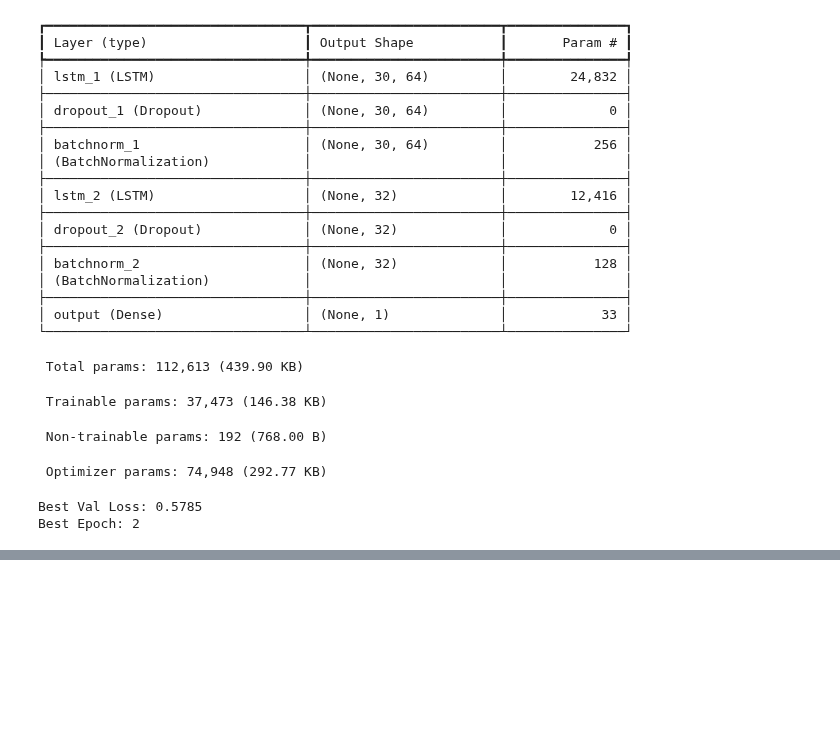
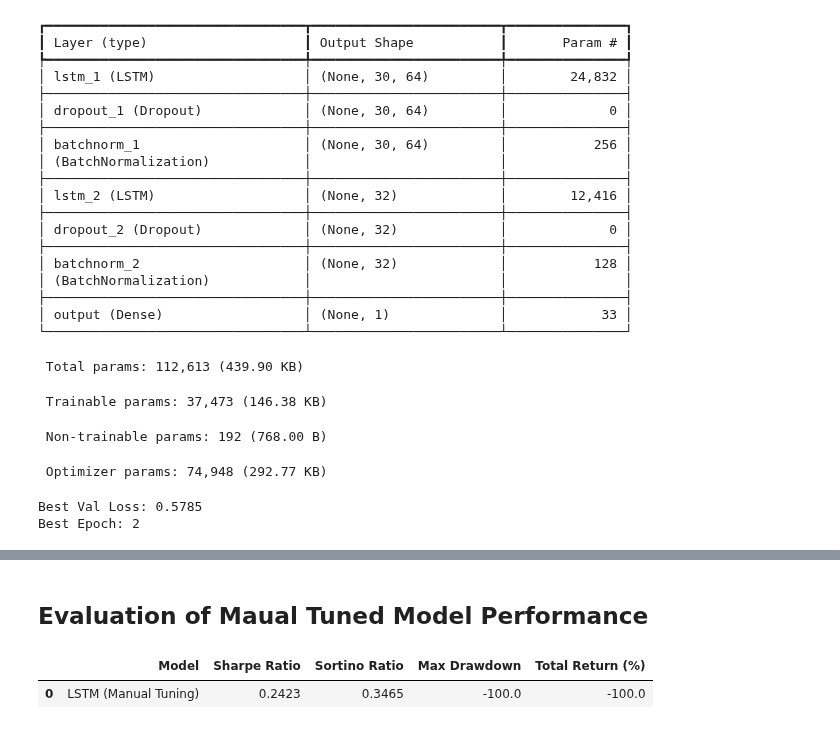
Before and after one commit to tshihab07/gold-price-forecasting, a Jupyter notebook: notebookes/model_LSTM.ipynb, the cells around one changed output, grey strips where cells are left out. Saved outputs shown, nothing was run; the diff lists cells and outputs as text; code cells hidden in the pictures; blank space fills up the shorter version.

```diff
--- a/notebookes/model_LSTM.ipynb
+++ b/notebookes/model_LSTM.ipynb
@@ -918,0 +932,2 @@ Best Epoch: 2
+# %% [markdown]
+## Evaluation of Maual Tuned Model Performance
@@ -918,0 +944,8 @@ Best Epoch: 2
+# %%
+# calculate financial metrics of test data for manual tuned model
+fin_manual = Evaluator.financial_metrics('LSTM (Manual Tuning)', y_test_seq, y_test_pred_manual)
+
+display(fin_manual)
+# %% [output]
+|  | Model | Sharpe Ratio | Sortino Ratio | Max Drawdown | Total Return (%) |
+| 0 | LSTM (Manual Tuning) | 0.2423 | 0.3465 | -100.0 | -100.0 |
```
Also changed, not shown: parts of 6 cells of this notebook.
